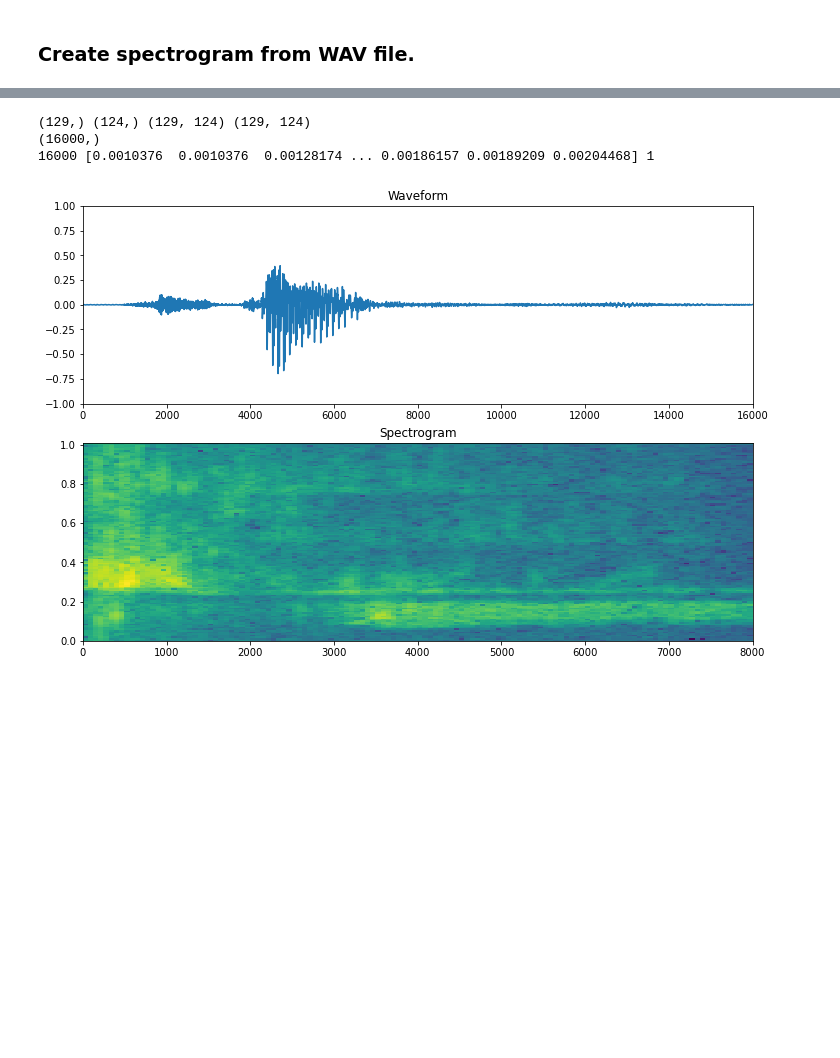
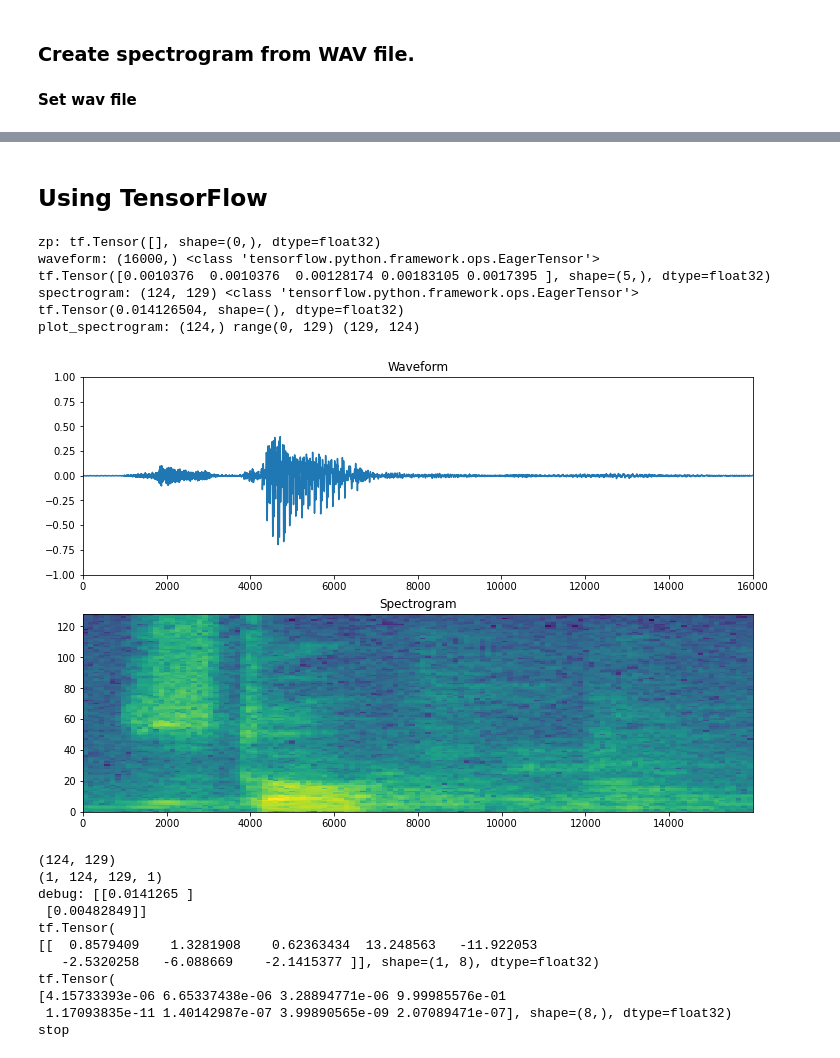
Before and after one commit to mkvenkit/ml_projects, a Jupyter notebook: cooker_whistle/simple_audio_inference_numpy.ipynb, the cells around one changed output, grey strips where cells are left out. Cells and saved outputs as stored; diff of their text form; code cells hidden in the pictures; blank space fills up the shorter version.

```diff
--- a/cooker_whistle/simple_audio_inference_numpy.ipynb
+++ b/cooker_whistle/simple_audio_inference_numpy.ipynb
@@ -85,3 +48,5 @@ def plot(data, f, t, spec):
+# %% [markdown]
+**Set wav file**
 # %%
 data_dir = pathlib.Path('data/mini_speech_commands')
 wavfile_name = data_dir/'stop/c1d39ce8_nohash_9.wav'
@@ -89,15 +56,5 @@ wavfile_name = data_dir/'stop/c1d39ce8_nohash_9.wav'
 IPython.display.Audio(wavfile_name)
 # %% [output]
 [interactive output not drawn]
-# %%
-
-data, f, t, Zxx = get_spectrogram(wavfile_name)
-plot(data, f, t, Zxx)
-
-#prediction = model(spectrogram)
-#print(prediction)
-# %% [output]
-(129,) (124,) (129, 124) (129, 124)
-(16000,)
-16000 [0.0010376  0.0010376  0.00128174 ... 0.00186157 0.00189209 0.00204468] 1
-[figure, removed]
+# %% [markdown]
+## Using TensorFlow
@@ -103,0 +143,21 @@ plot(data, f, t, Zxx)
+# %%
+get_inference(wavfile_name, False)
+# %% [output]
+zp: tf.Tensor([], shape=(0,), dtype=float32)
+waveform: (16000,) <class 'tensorflow.python.framework.ops.EagerTensor'>
+tf.Tensor([0.0010376  0.0010376  0.00128174 0.00183105 0.0017395 ], shape=(5,), dtype=float32)
+spectrogram: (124, 129) <class 'tensorflow.python.framework.ops.EagerTensor'>
+tf.Tensor(0.014126504, shape=(), dtype=float32)
+plot_spectrogram: (124,) range(0, 129) (129, 124)
+[figure, added]
+(124, 129)
+(1, 124, 129, 1)
+debug: [[0.0141265 ]
+ [0.00482849]]
+tf.Tensor(
+[[  0.8579409    1.3281908    0.62363434  13.248563   -11.922053
+   -2.5320258   -6.088669    -2.1415377 ]], shape=(1, 8), dtype=float32)
+tf.Tensor(
+[4.15733393e-06 6.65337438e-06 3.28894771e-06 9.99985576e-01
+ 1.17093835e-11 1.40142987e-07 3.99890565e-09 2.07089471e-07], shape=(8,), dtype=float32)
+stop
```
Also changed, not shown: parts of 5 cells of this notebook, 1 other file.
